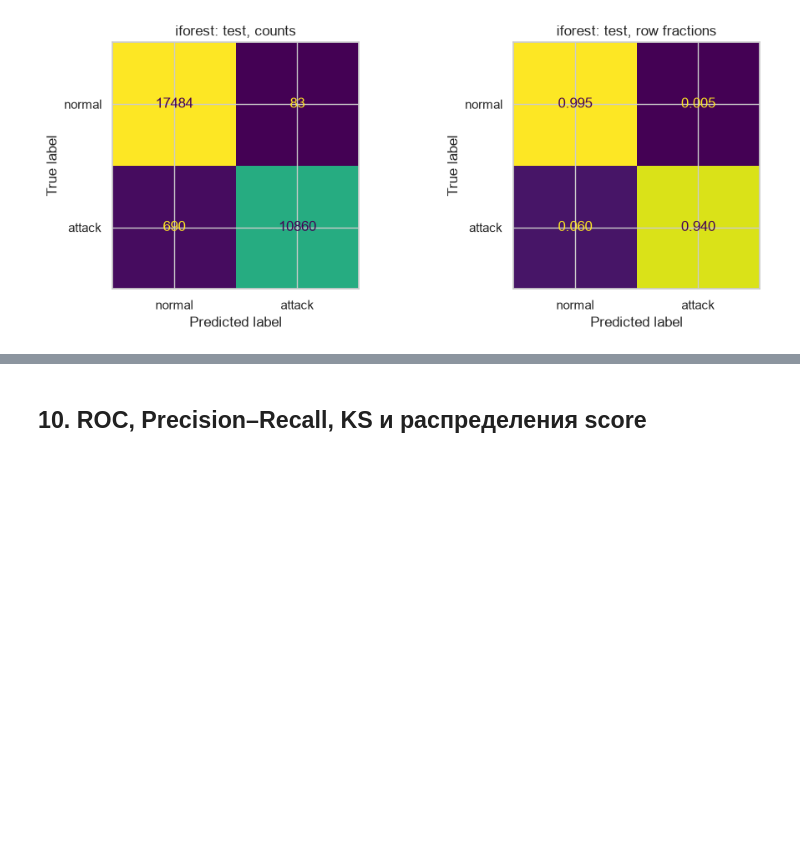
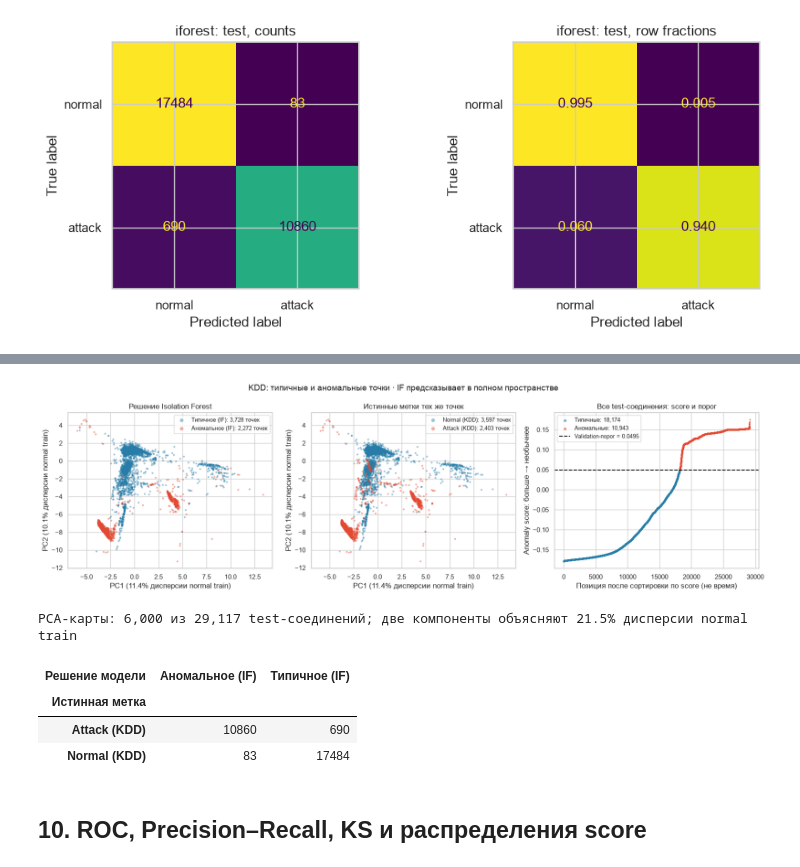
Before and after one commit to Ilia2704/otus-ml-ids, a Jupyter notebook: notebooks/02_isolation_forest.ipynb, the cells around one changed output, grey strips where cells are left out. Saved outputs shown, nothing was run; the diff lists cells and outputs as text; code cells hidden in the pictures; blank space fills up the shorter version.

```diff
--- a/notebooks/02_isolation_forest.ipynb
+++ b/notebooks/02_isolation_forest.ipynb
@@ -713,3 +727,65 @@ iforest test classification report
+# %%
+from sklearn.decomposition import PCA
+
+iforest_pipeline = pipelines["iforest"]
+# Только замороженные преобразования уже обученного pipeline.
+normal_train_vectors = iforest_pipeline[:-1].transform(X_train.loc[y_train == 0])
+test_vectors = iforest_pipeline[:-1].transform(test_df[RAW_FEATURES])
+projection = PCA(n_components=2, svd_solver="randomized", random_state=SEED)
+projection.fit(normal_train_vectors)
+test_points = projection.transform(test_vectors)
+assert np.isfinite(test_points).all()
+
+test_scores = scores["iforest"]["test"]
+threshold = thresholds["iforest"]
+predicted_anomaly = test_scores >= threshold
+actual_attack = test_df.label.to_numpy() == 1
+rng = np.random.default_rng(SEED)
+shown = np.sort(rng.choice(len(test_df), size=min(6000, len(test_df)), replace=False))
+explained = projection.explained_variance_ratio_ * 100
+
+fig, axes = plt.subplots(1, 3, figsize=(17, 5))
+for ax, mask, title, names in [
+    (axes[0], predicted_anomaly, "Решение Isolation Forest", ["Типичное (IF)", "Аномальное (IF)"]),
+    (axes[1], actual_attack, "Истинные метки тех же точек", ["Normal (KDD)", "Attack (KDD)"]),
+]:
+    for value, color in [(False, "#277DA8"), (True, "#E34A33")]:
+        indices = shown[mask[shown] == value]
+        ax.scatter(test_points[indices, 0], test_points[indices, 1],
+                   s=9, alpha=.45, color=color, edgecolors="none",
+                   label=f"{names[int(value)]}: {len(indices):,} точек")
+    ax.set(title=title, xlabel=f"PC1 ({explained[0]:.1f}% дисперсии normal train)",
+           ylabel=f"PC2 ({explained[1]:.1f}% дисперсии normal train)")
+    ax.legend(loc="best", fontsize=9, markerscale=2)
+
+ordered = np.argsort(test_scores, kind="stable")
+rank = np.arange(1, len(test_scores) + 1)
+for value, color, name in [(False, "#277DA8", "Типичные"), (True, "#E34A33", "Аномальные")]:
+    mask = predicted_anomaly[ordered] == value
+    axes[2].scatter(rank[mask], test_scores[ordered][mask], s=3, alpha=.55,
+                    color=color, label=f"{name}: {int(mask.sum()):,}")
+axes[2].axhline(threshold, color="black", linestyle="--", linewidth=1.5,
+               label=f"Validation-порог = {threshold:.4f}")
+axes[2].set(title="Все test-соединения: score и порог",
+            xlabel="Позиция после сортировки по score (не время)",
+            ylabel="Anomaly score: больше → необычнее")
+axes[2].legend(loc="best", fontsize=9, markerscale=2)
+fig.suptitle("KDD: типичные и аномальные точки · IF предсказывает в полном пространстве", fontsize=14)
+plt.tight_layout()
+plt.show()
+print(f"PCA-карты: {len(shown):,} из {len(test_df):,} test-соединений; "
+      f"две компоненты объясняют {explained.sum():.1f}% дисперсии normal train")
+display(pd.crosstab(
+    pd.Series(np.where(actual_attack, "Attack (KDD)", "Normal (KDD)"), name="Истинная метка"),
+    pd.Series(np.where(predicted_anomaly, "Аномальное (IF)", "Типичное (IF)"), name="Решение модели"),
+))
+# %% [output]
+[figure, added]
+PCA-карты: 6,000 из 29,117 test-соединений; две компоненты объясняют 21.5% дисперсии normal train
+| Решение модели | Аномальное (IF) | Типичное (IF) |
+| Истинная метка |  |  |
+| Attack (KDD) | 10860 | 690 |
+| Normal (KDD) | 83 | 17484 |
 # %% [markdown]
 ## 10. ROC, Precision–Recall, KS и распределения score
 # %%
```
Also changed, not shown: parts of 3 cells of this notebook, 30 other files.
